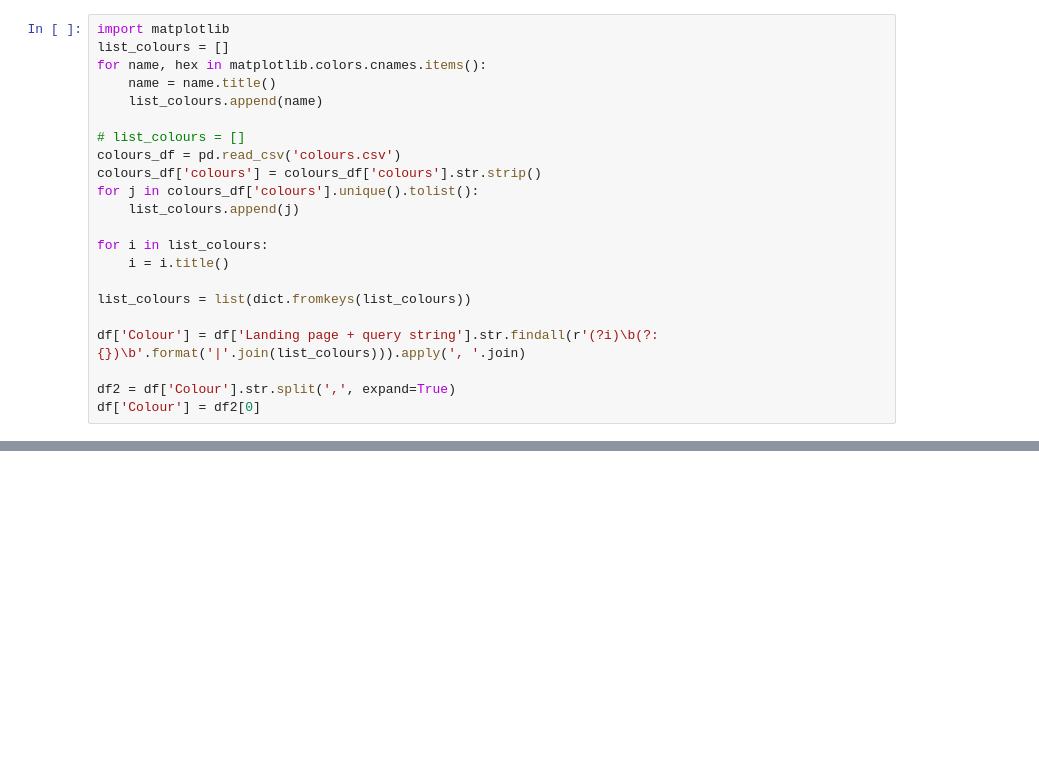
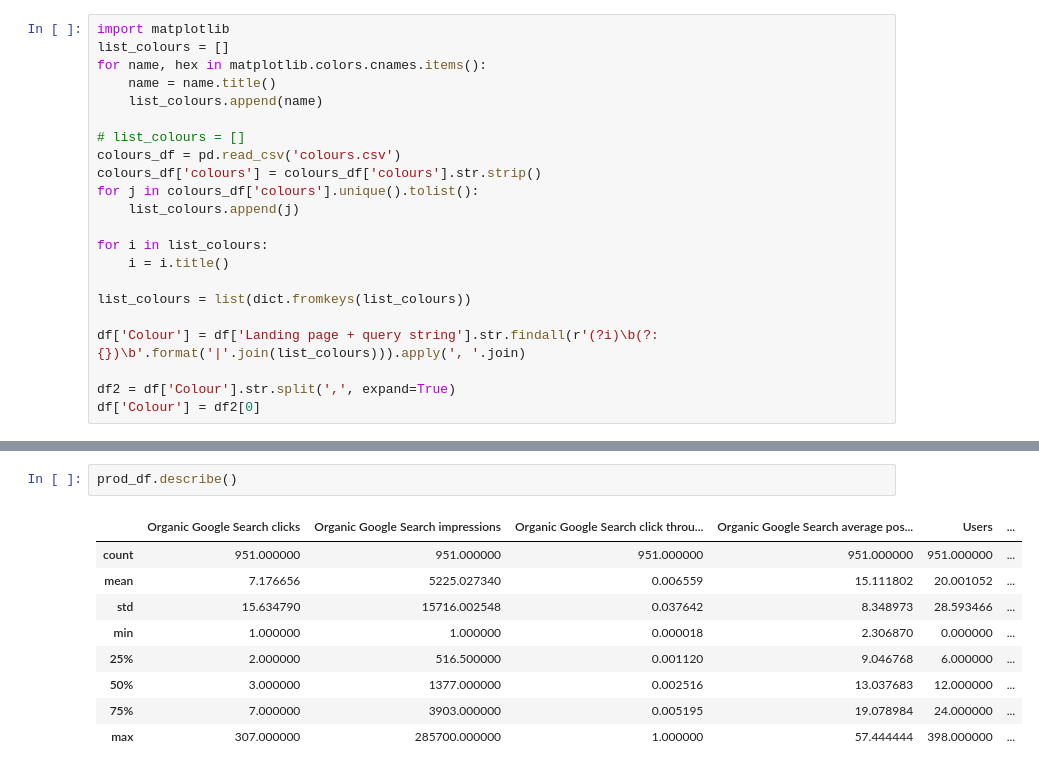
Before and after one commit to JatinArutla/sales-analysis-leather-company, a Jupyter notebook: organic-search-google-landing.ipynb, the cells around one changed output, grey strips where cells are left out. Drawn from its saved outputs; the diff is of its cells as text; blank space fills up the shorter version.

```diff
--- a/organic-search-google-landing.ipynb
+++ b/organic-search-google-landing.ipynb
@@ -94,0 +133,12 @@ list(prod_df[(prod_df['Landing page + query string'].str.contains('mens-c4/leath
+# %%
+prod_df.describe()
+# %% [output]
+|  | Organic Google Search clicks | Organic Google Search impressions | Organic Google Search click throu... | Organic Google Search average pos... | Users | ... |
+| count | 951.000000 | 951.000000 | 951.000000 | 951.000000 | 951.000000 | ... |
+| mean | 7.176656 | 5225.027340 | 0.006559 | 15.111802 | 20.001052 | ... |
+| std | 15.634790 | 15716.002548 | 0.037642 | 8.348973 | 28.593466 | ... |
+| min | 1.000000 | 1.000000 | 0.000018 | 2.306870 | 0.000000 | ... |
+| 25% | 2.000000 | 516.500000 | 0.001120 | 9.046768 | 6.000000 | ... |
+| 50% | 3.000000 | 1377.000000 | 0.002516 | 13.037683 | 12.000000 | ... |
+| 75% | 7.000000 | 3903.000000 | 0.005195 | 19.078984 | 24.000000 | ... |
+| max | 307.000000 | 285700.000000 | 1.000000 | 57.444444 | 398.000000 | ... |
```
Also changed, not shown: parts of 9 cells of this notebook, 16 other files.
